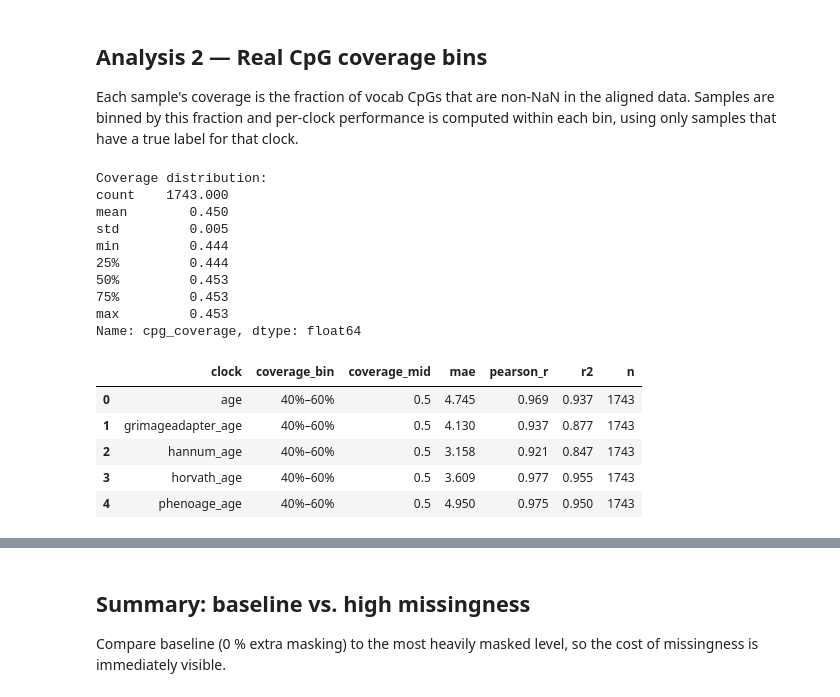
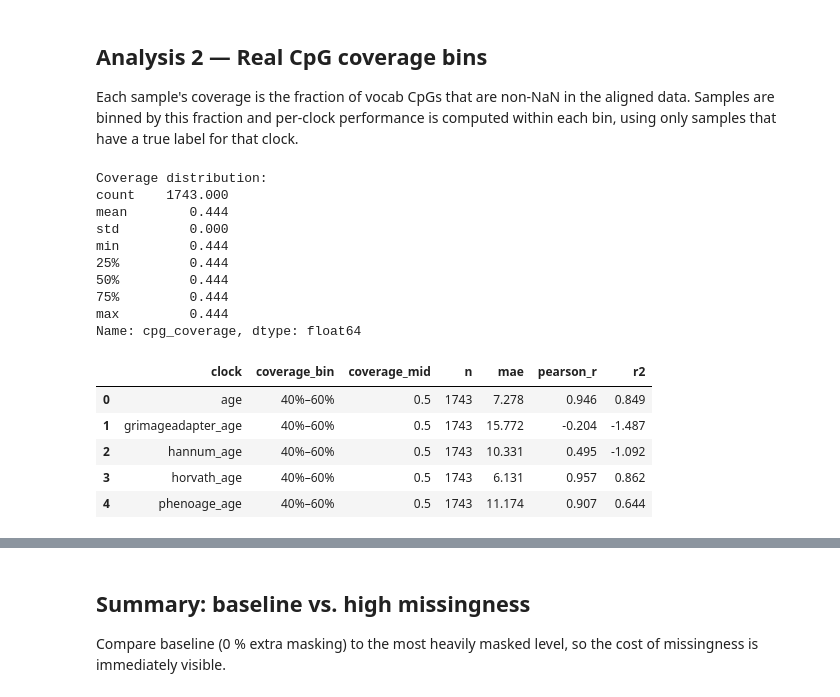
Before and after one commit to Barry8197/EpiHydra, a Jupyter notebook: notebooks/05_results/03_MissingFeatures.ipynb, the cells around one changed output, grey strips where cells are left out. Drawn from its saved outputs; the diff is of its cells as text; code cells hidden in the pictures.

```diff
--- a/notebooks/05_results/03_MissingFeatures.ipynb
+++ b/notebooks/05_results/03_MissingFeatures.ipynb
@@ -212,12 +212,11 @@ Baseline performance (0 % extra masking)
 
 For each masking fraction, the same random seed is used so comparisons across levels reflect the masking, not sample variation. The 0 % row should match the baseline above.
 # %%
-res = eu.evaluate_missing_fraction(
+mask_results = eu.evaluate_missing_fraction(
     model, loader, scalers, device,
     clock_names    = clock_names,
     mask_fractions = MASK_FRACTIONS
 )
 
-mask_results = pd.concat(res, ignore_index=True)
 print(mask_results.round(3).to_string(index=False))
 # %% [output]
@@ -230,7 +284,7 @@ mask_results["total_missing"] = base + mask_results["mask_frac"] * (1 - base)
 # %%
 for metric in ("mae", "pearson_r", "r2"):
-    fig, ax = eu.plot_missing_fraction_curves(mask_results, metric=metric,
-                                               clock_names=clock_names)
+    fig, ax = plot_missing_fraction_curves(mask_results, metric=metric, x='total_missing',
+                                               clock_names=clock_names, )
     if SAVE_DIR:
         fig.savefig(Path(SAVE_DIR) / f"masking_curve_{metric}.pdf")
         fig.savefig(Path(SAVE_DIR) / f"masking_curve_{metric}.png")
@@ -239,41 +297,35 @@ for metric in ("mae", "pearson_r", "r2"):
 
 Each sample's coverage is the fraction of vocab CpGs that are non-NaN in the aligned data. Samples are binned by this fraction and per-clock performance is computed within each bin, using only samples that have a true label for that clock.
 # %%
-coverage_dfs = []
-for split in split_names:
-    cov = eu.compute_sample_coverage(splits, clock_names, split=split)
-    cov.insert(0, "split", split)
-    coverage_dfs.append(cov)
-
-coverage_df = pd.concat(coverage_dfs)
+coverage_df = eu.compute_sample_coverage(dataloader["df"])
 
 print("Coverage distribution:")
-print(coverage_df["cpg_coverage"].describe().round(3))
+print(coverage_df.describe().round(3))
 # %% [output]
 Coverage distribution:
 count    1743.000
-mean        0.450
-std         0.005
+mean        0.444
+std         0.000
 min         0.444
 25%         0.444
-50%         0.453
-75%         0.453
-max         0.453
+50%         0.444
+75%         0.444
+max         0.444
 Name: cpg_coverage, dtype: float64
 # %%
-coverage_results = eu.compute_coverage_performance(
+coverage_results = eu.coverage_performance(
     predictions, coverage_df, clock_names,
     n_bins      = N_COVERAGE_BINS,
     min_samples = MIN_BIN_SAMPLES,
 )
 display(coverage_results.round(3))
 # %% [output]
-|  | clock | coverage_bin | coverage_mid | mae | pearson_r | r2 | n |
-| 0 | age | 40%–60% | 0.5 | 4.745 | 0.969 | 0.937 | 1743 |
-| 1 | grimageadapter_age | 40%–60% | 0.5 | 4.130 | 0.937 | 0.877 | 1743 |
-| 2 | hannum_age | 40%–60% | 0.5 | 3.158 | 0.921 | 0.847 | 1743 |
-| 3 | horvath_age | 40%–60% | 0.5 | 3.609 | 0.977 | 0.955 | 1743 |
-| 4 | phenoage_age | 40%–60% | 0.5 | 4.950 | 0.975 | 0.950 | 1743 |
+|  | clock | coverage_bin | coverage_mid | n | mae | pearson_r | r2 |
+| 0 | age | 40%–60% | 0.5 | 1743 | 7.278 | 0.946 | 0.849 |
+| 1 | grimageadapter_age | 40%–60% | 0.5 | 1743 | 15.772 | -0.204 | -1.487 |
+| 2 | hannum_age | 40%–60% | 0.5 | 1743 | 10.331 | 0.495 | -1.092 |
+| 3 | horvath_age | 40%–60% | 0.5 | 1743 | 6.131 | 0.957 | 0.862 |
+| 4 | phenoage_age | 40%–60% | 0.5 | 1743 | 11.174 | 0.907 | 0.644 |
 # %%
 for metric in ("mae", "pearson_r", "r2"):
     fig, axes = eu.plot_coverage_performance(coverage_results, metric=metric,
```
Also changed, not shown: parts of 7 cells of this notebook, 8 other files.
